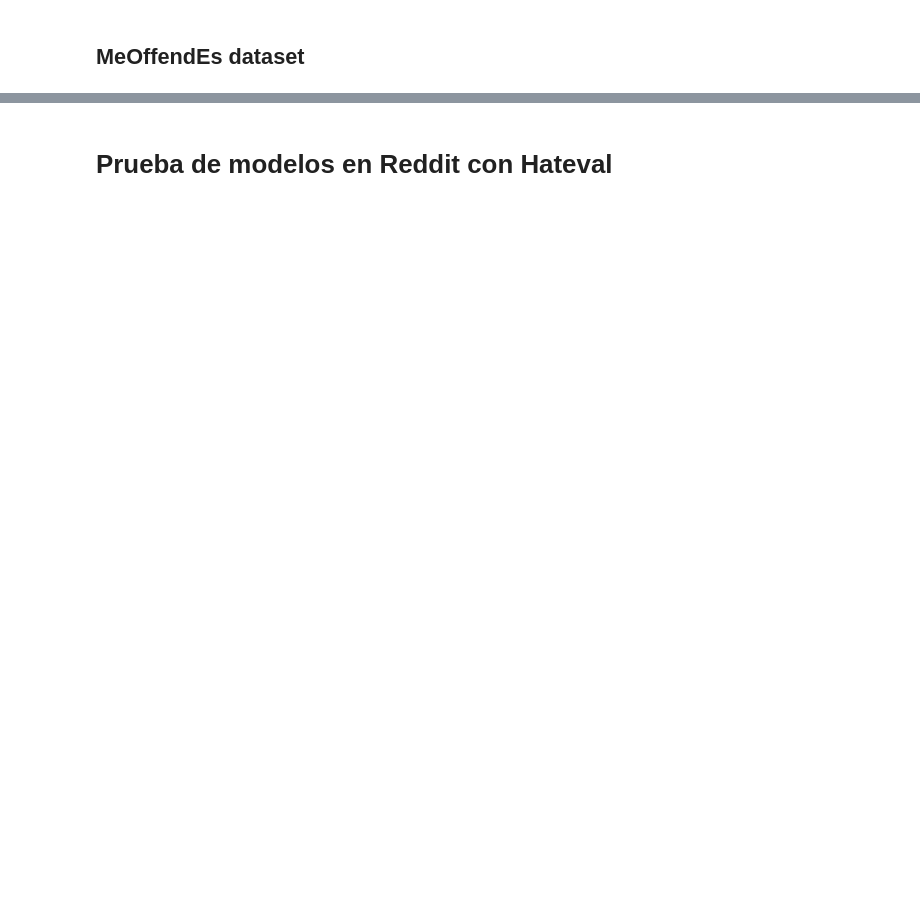
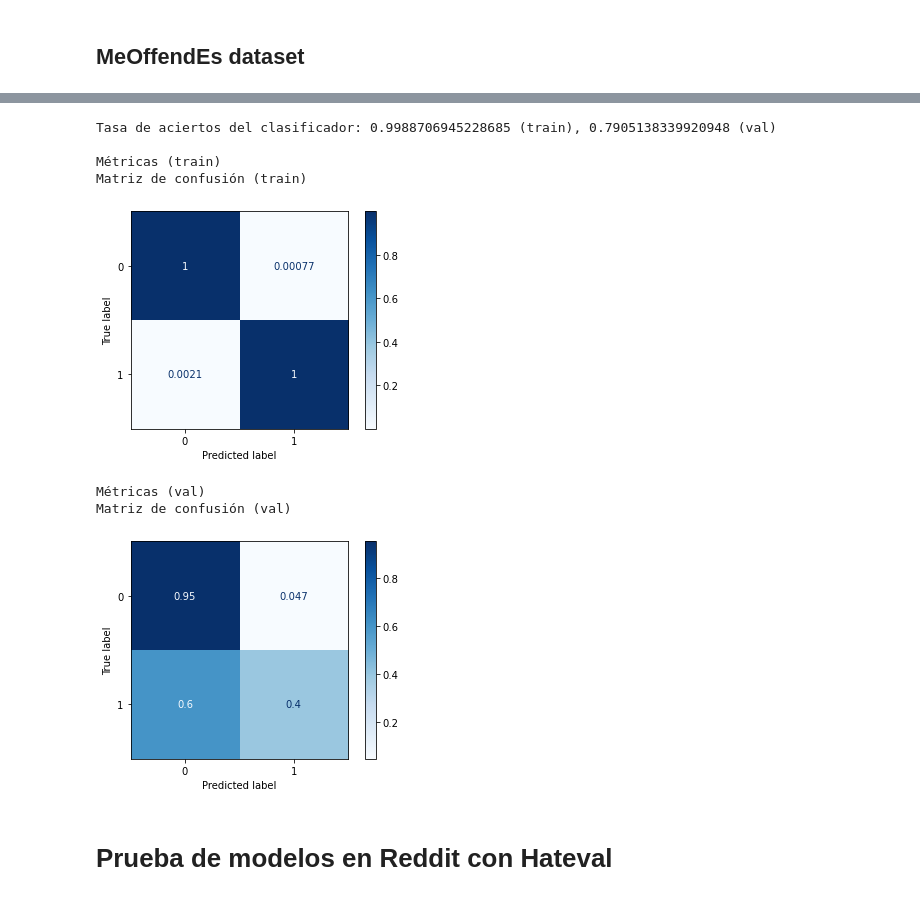
Before and after one commit to PerseoSoft/redditHateSpeech, a Jupyter notebook: src/detect_hate_speech.ipynb, the cells around one changed output, grey strips where cells are left out. Drawn from its saved outputs; the diff is of its cells as text; code cells hidden in the pictures; blank space fills up the shorter version.

```diff
--- a/src/detect_hate_speech.ipynb
+++ b/src/detect_hate_speech.ipynb
@@ -348,0 +373,15 @@ rf_meoffendes = RandomForestClassifier(random_state=42)
+# %%
+process_training_pipeline(meoffendmex_corpus_lines,
+                          cv_meoffendmex,
+                          y_meoffendmex,
+                          rf_meoffendmex
+                         )
+# %% [output]
+Tasa de aciertos del clasificador: 0.9988706945228685 (train), 0.7905138339920948 (val)
+
+Métricas (train)
+Matriz de confusión (train)
+[figure, added]
+Métricas (val)
+Matriz de confusión (val)
+[figure, added]
```
Also changed, not shown: parts of 31 cells of this notebook, 8 other files.
